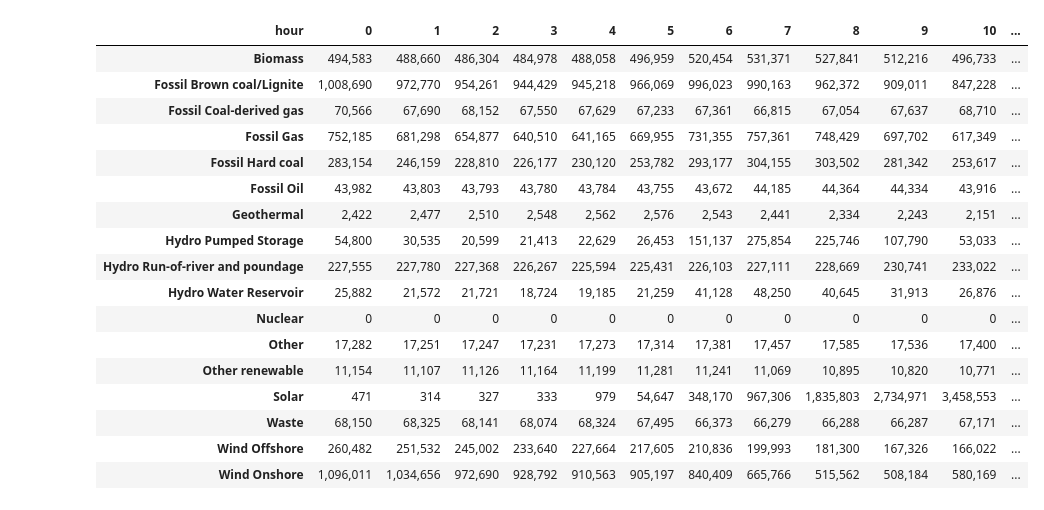
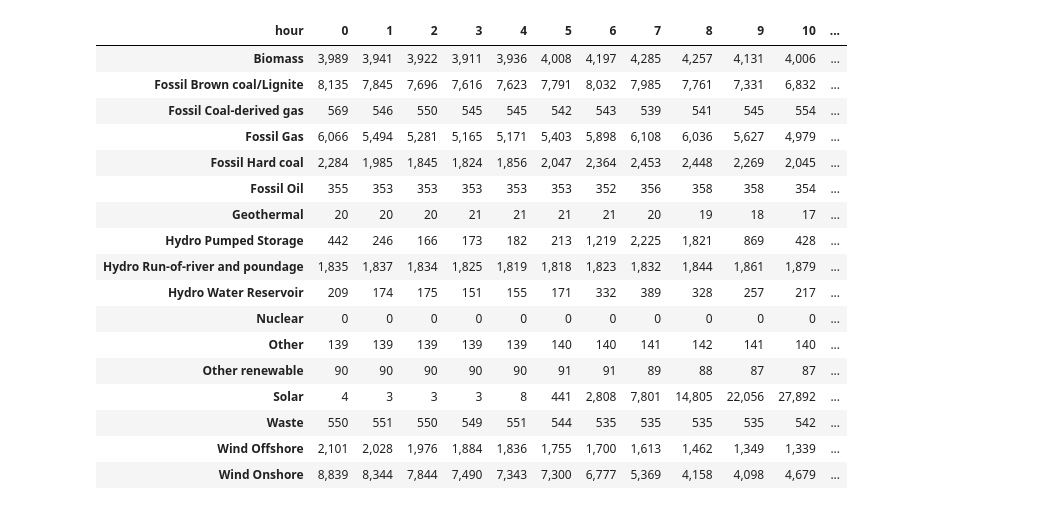
Before and after one commit to srirambadri/Energy, a Jupyter notebook: Analysis_ENTSO_E/Extract.ipynb, the cells around one changed output. Drawn from its saved outputs; the diff is of its cells as text; code cells hidden in the pictures.

```diff
--- a/Analysis_ENTSO_E/Extract.ipynb
+++ b/Analysis_ENTSO_E/Extract.ipynb
@@ -129,30 +129,29 @@ df_filtered = filter_data(df_read,start_date,end_date)
 # %%
 visualize_data_by_date_range(df_filtered)
 df_filtered['hour'] = df_filtered.index.hour
-df_s = df_filtered.groupby(['hour']).sum().transpose()
-df = (df_s
+df_s = df_filtered.groupby(['hour']).mean().transpose()
+(df_s
  .fillna(0)
  .style
      .format(precision=0, thousands=',')
      .background_gradient(cmap='Reds', axis=1)
 )
-df
 # %% [output]
 | hour | 0 | 1 | 2 | 3 | 4 | 5 | 6 | 7 | 8 | 9 | 10 | ... |
-| Biomass | 494,583 | 488,660 | 486,304 | 484,978 | 488,058 | 496,959 | 520,454 | 531,371 | 527,841 | 512,216 | 496,733 | ... |
-| Fossil Brown coal/Lignite | 1,008,690 | 972,770 | 954,261 | 944,429 | 945,218 | 966,069 | 996,023 | 990,163 | 962,372 | 909,011 | 847,228 | ... |
-| Fossil Coal-derived gas | 70,566 | 67,690 | 68,152 | 67,550 | 67,629 | 67,233 | 67,361 | 66,815 | 67,054 | 67,637 | 68,710 | ... |
-| Fossil Gas | 752,185 | 681,298 | 654,877 | 640,510 | 641,165 | 669,955 | 731,355 | 757,361 | 748,429 | 697,702 | 617,349 | ... |
-| Fossil Hard coal | 283,154 | 246,159 | 228,810 | 226,177 | 230,120 | 253,782 | 293,177 | 304,155 | 303,502 | 281,342 | 253,617 | ... |
-| Fossil Oil | 43,982 | 43,803 | 43,793 | 43,780 | 43,784 | 43,755 | 43,672 | 44,185 | 44,364 | 44,334 | 43,916 | ... |
-| Geothermal | 2,422 | 2,477 | 2,510 | 2,548 | 2,562 | 2,576 | 2,543 | 2,441 | 2,334 | 2,243 | 2,151 | ... |
-| Hydro Pumped Storage | 54,800 | 30,535 | 20,599 | 21,413 | 22,629 | 26,453 | 151,137 | 275,854 | 225,746 | 107,790 | 53,033 | ... |
-| Hydro Run-of-river and poundage | 227,555 | 227,780 | 227,368 | 226,267 | 225,594 | 225,431 | 226,103 | 227,111 | 228,669 | 230,741 | 233,022 | ... |
-| Hydro Water Reservoir | 25,882 | 21,572 | 21,721 | 18,724 | 19,185 | 21,259 | 41,128 | 48,250 | 40,645 | 31,913 | 26,876 | ... |
+| Biomass | 3,989 | 3,941 | 3,922 | 3,911 | 3,936 | 4,008 | 4,197 | 4,285 | 4,257 | 4,131 | 4,006 | ... |
+| Fossil Brown coal/Lignite | 8,135 | 7,845 | 7,696 | 7,616 | 7,623 | 7,791 | 8,032 | 7,985 | 7,761 | 7,331 | 6,832 | ... |
+| Fossil Coal-derived gas | 569 | 546 | 550 | 545 | 545 | 542 | 543 | 539 | 541 | 545 | 554 | ... |
+| Fossil Gas | 6,066 | 5,494 | 5,281 | 5,165 | 5,171 | 5,403 | 5,898 | 6,108 | 6,036 | 5,627 | 4,979 | ... |
+| Fossil Hard coal | 2,284 | 1,985 | 1,845 | 1,824 | 1,856 | 2,047 | 2,364 | 2,453 | 2,448 | 2,269 | 2,045 | ... |
+| Fossil Oil | 355 | 353 | 353 | 353 | 353 | 353 | 352 | 356 | 358 | 358 | 354 | ... |
+| Geothermal | 20 | 20 | 20 | 21 | 21 | 21 | 21 | 20 | 19 | 18 | 17 | ... |
+| Hydro Pumped Storage | 442 | 246 | 166 | 173 | 182 | 213 | 1,219 | 2,225 | 1,821 | 869 | 428 | ... |
+| Hydro Run-of-river and poundage | 1,835 | 1,837 | 1,834 | 1,825 | 1,819 | 1,818 | 1,823 | 1,832 | 1,844 | 1,861 | 1,879 | ... |
+| Hydro Water Reservoir | 209 | 174 | 175 | 151 | 155 | 171 | 332 | 389 | 328 | 257 | 217 | ... |
 | Nuclear | 0 | 0 | 0 | 0 | 0 | 0 | 0 | 0 | 0 | 0 | 0 | ... |
-| Other | 17,282 | 17,251 | 17,247 | 17,231 | 17,273 | 17,314 | 17,381 | 17,457 | 17,585 | 17,536 | 17,400 | ... |
-| Other renewable | 11,154 | 11,107 | 11,126 | 11,164 | 11,199 | 11,281 | 11,241 | 11,069 | 10,895 | 10,820 | 10,771 | ... |
-| Solar | 471 | 314 | 327 | 333 | 979 | 54,647 | 348,170 | 967,306 | 1,835,803 | 2,734,971 | 3,458,553 | ... |
-| Waste | 68,150 | 68,325 | 68,141 | 68,074 | 68,324 | 67,495 | 66,373 | 66,279 | 66,288 | 66,287 | 67,171 | ... |
-| Wind Offshore | 260,482 | 251,532 | 245,002 | 233,640 | 227,664 | 217,605 | 210,836 | 199,993 | 181,300 | 167,326 | 166,022 | ... |
-| Wind Onshore | 1,096,011 | 1,034,656 | 972,690 | 928,792 | 910,563 | 905,197 | 840,409 | 665,766 | 515,562 | 508,184 | 580,169 | ... |
+| Other | 139 | 139 | 139 | 139 | 139 | 140 | 140 | 141 | 142 | 141 | 140 | ... |
+| Other renewable | 90 | 90 | 90 | 90 | 90 | 91 | 91 | 89 | 88 | 87 | 87 | ... |
+| Solar | 4 | 3 | 3 | 3 | 8 | 441 | 2,808 | 7,801 | 14,805 | 22,056 | 27,892 | ... |
+| Waste | 550 | 551 | 550 | 549 | 551 | 544 | 535 | 535 | 535 | 535 | 542 | ... |
+| Wind Offshore | 2,101 | 2,028 | 1,976 | 1,884 | 1,836 | 1,755 | 1,700 | 1,613 | 1,462 | 1,349 | 1,339 | ... |
+| Wind Onshore | 8,839 | 8,344 | 7,844 | 7,490 | 7,343 | 7,300 | 6,777 | 5,369 | 4,158 | 4,098 | 4,679 | ... |
```
Also changed, not shown: 4 other files.
